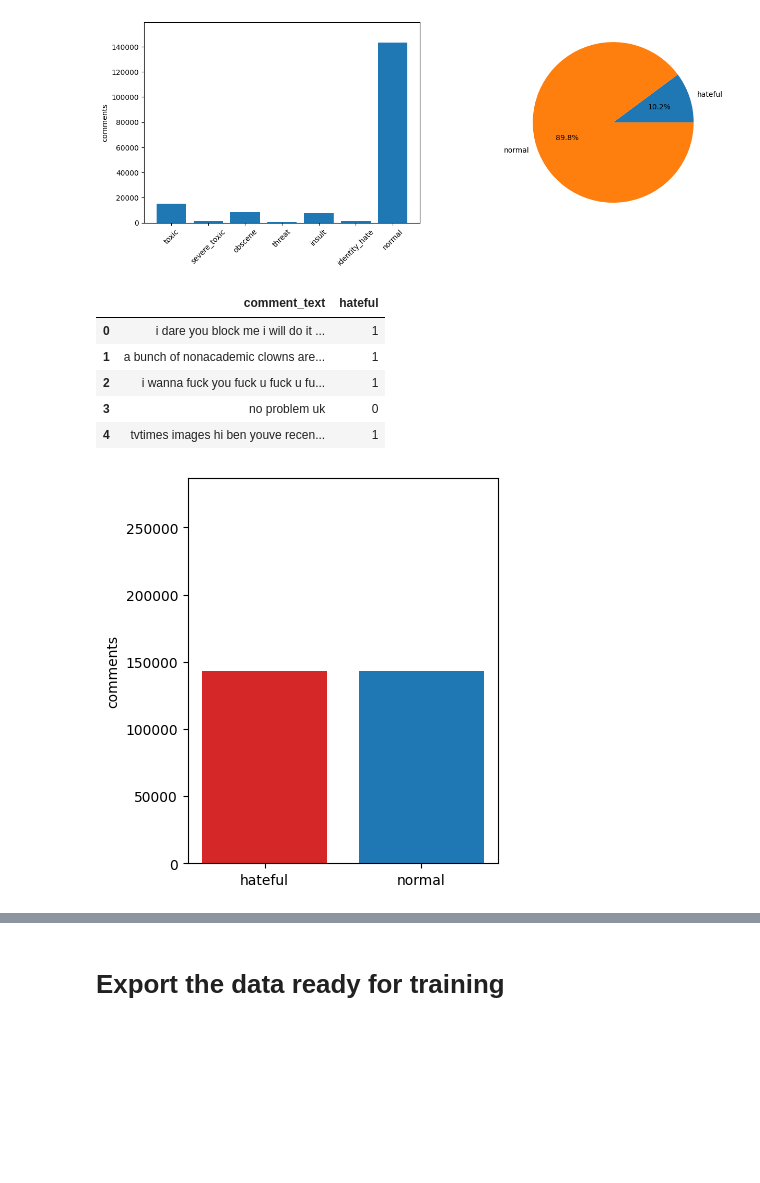
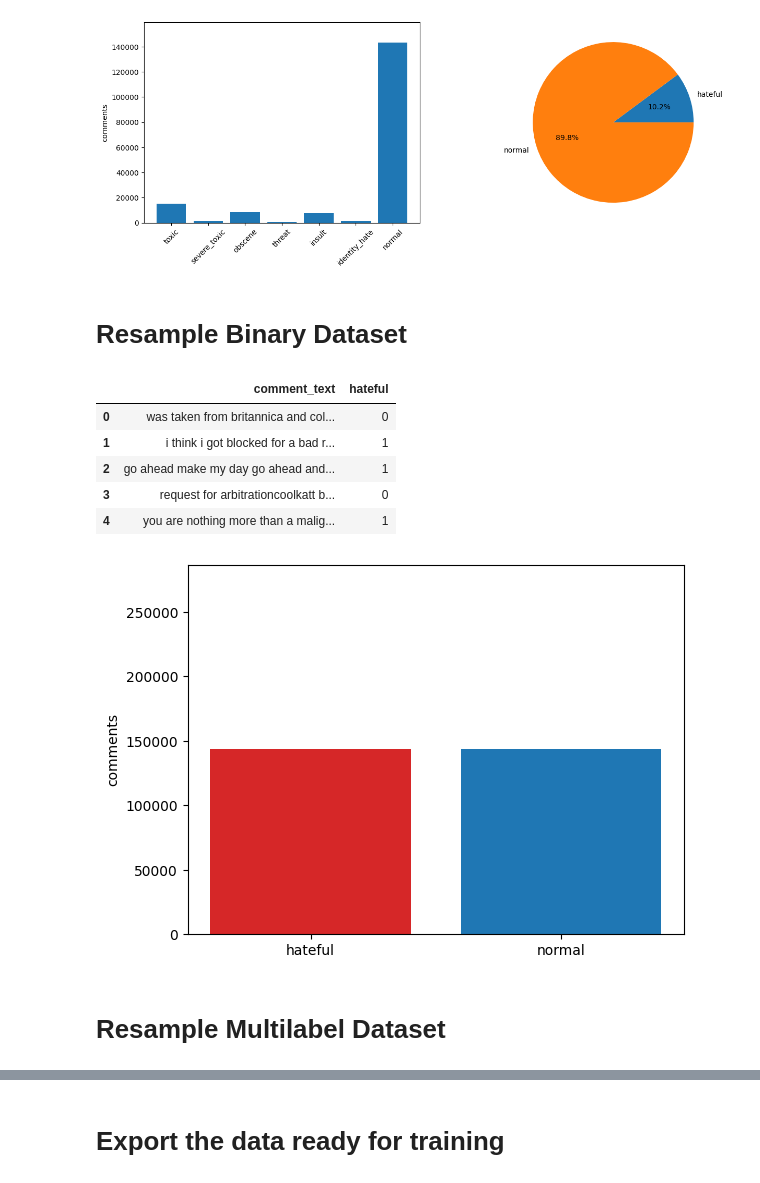
Before and after one commit to QuanNguyenDong/hateful-speech-classification, a Jupyter notebook: AI-models/visualise_comment_dataset.ipynb, the cells around one changed output, grey strips where cells are left out. Saved outputs shown, nothing was run; the diff lists cells and outputs as text; code cells hidden in the pictures; blank space fills up the shorter version.

Commit message:
add multilabel classification

```diff
--- a/AI-models/visualise_comment_dataset.ipynb
+++ b/AI-models/visualise_comment_dataset.ipynb
@@ -41,9 +44,26 @@ After importing the dataset to the dataframe using pandas, the text is cleaned b
 *   Lowercase and strip the sentence
 # %%
+def decontracted(text):
+    # specific
+    text = re.sub(r"won't", "will not", text)
+    text = re.sub(r"can\'t", "can not", text)
+
+    # general
+    text = re.sub(r"n\'t", " not", text)
+    text = re.sub(r"\'re", " are", text)
+    text = re.sub(r"\'s", " is", text)
+    text = re.sub(r"\'d", " would", text)
+    text = re.sub(r"\'ll", " will", text)
+    text = re.sub(r"\'t", " not", text)
+    text = re.sub(r"\'ve", " have", text)
+    text = re.sub(r"\'m", " am", text)
+    return text
+
 def clean_text(text):
   text = re.sub(r'http\S+', '', text)     # remove URL
   text = re.sub(r'[^a-zA-Z\s]', '', text) # remove non-alphabetic chars
   text = re.sub('\s+', ' ', text)         # remove new line and space (\n, \t)
+  text = re.sub(r'((\w)\2{3,})', r'\2\2\2', text) # remove consecutive sequence with len > 3
   text = text.lower().strip()
   return text
 
@@ -53,11 +73,12 @@ assert clean_text("Hey man, I'm really not trying to edit war.") == "hey man im
 assert clean_text("Explanation\nWhy the edits") == "explanation why the edits"
 assert clean_text("  Hello   World!  ") == "hello world"
 assert clean_text("Hey, check this out: https://example.com. Explanation\nWhy the edits!") == "hey check this out explanation why the edits"
+assert clean_text("a aa aaaa aaaaaa bbbbb ccccc") == "a aa aaa aaa bbb ccc"
 
-
+df["comment_text"] = df["comment_text"].apply(decontracted)
 df["comment_text"] = df["comment_text"].apply(clean_text)
 
-df.head()
+df
 # %% [output]
 |  | comment_text | toxic | severe_toxic | obscene | threat | insult | identity_hate |
 | 0 | explanation why the edits made un... | 0 | 0 | 0 | 0 | 0 | 0 |
@@ -160,37 +192,39 @@ plt.pie(binary_count, labels=binary_labels, autopct='%1.1f%%')
 plt.show()
 # %% [output]
 [figure]
+# %% [markdown]
+# Resample Binary Dataset
 # %%
 data, target = df[df.columns[:1]].values, df[df.columns[-1]].values
 
 over = RandomOverSampler()
 data, target = over.fit_resample(data, target)
 
-sampled_dataset = np.hstack((data, np.reshape(target, (-1, 1))))
-transformed_df = pd.DataFrame(sampled_dataset, columns=['comment_text', 'hateful'])
-transformed_df = transformed_df.sample(frac=1).reset_index(drop=True)
+resampled_dataset = np.hstack((data, np.reshape(target, (-1, 1))))
+binary_df = pd.DataFrame(resampled_dataset, columns=['comment_text', 'hateful'])
+binary_df = binary_df.sample(frac=1).reset_index(drop=True)
 
-transformed_df.head()
+binary_df.head()
 # %% [output]
 |  | comment_text | hateful |
-| 0 | i dare you block me i will do it ... | 1 |
-| 1 | a bunch of nonacademic clowns are... | 1 |
-| 2 | i wanna fuck you fuck u fuck u fu... | 1 |
-| 3 | no problem uk | 0 |
-| 4 | tvtimes images hi ben youve recen... | 1 |
+| 0 | was taken from britannica and col... | 0 |
+| 1 | i think i got blocked for a bad r... | 1 |
+| 2 | go ahead make my day go ahead and... | 1 |
+| 3 | request for arbitrationcoolkatt b... | 0 |
+| 4 | you are nothing more than a malig... | 1 |
 # %%
 labels = ['hateful', 'normal']
 count = [
-    len(transformed_df[transformed_df.hateful == 1]),
-    len(transformed_df[transformed_df.hateful == 0])
+    len(binary_df[binary_df.hateful == 1]),
+    len(binary_df[binary_df.hateful == 0])
 ]
 
-plt.figure(figsize=(4, 5))
-
 plt.bar(labels, count, color=['tab:red', 'tab:blue'])
-plt.ylim(0, len(transformed_df))
+plt.ylim(0, len(binary_df))
 plt.ylabel('comments')
 
 plt.show()
 # %% [output]
-[figure, old version]
+[figure, new version]
+# %% [markdown]
+# Resample Multilabel Dataset
```
Also changed, not shown: parts of 8 cells of this notebook, 3 other files.
